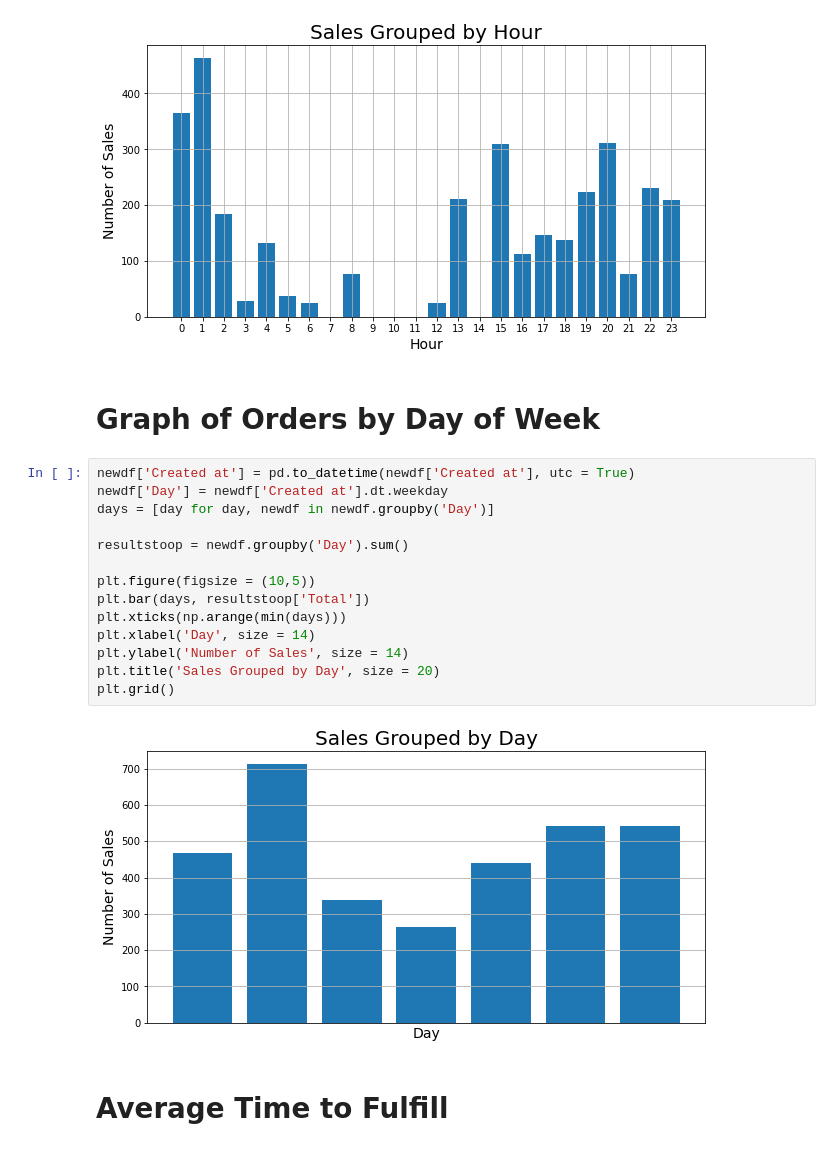
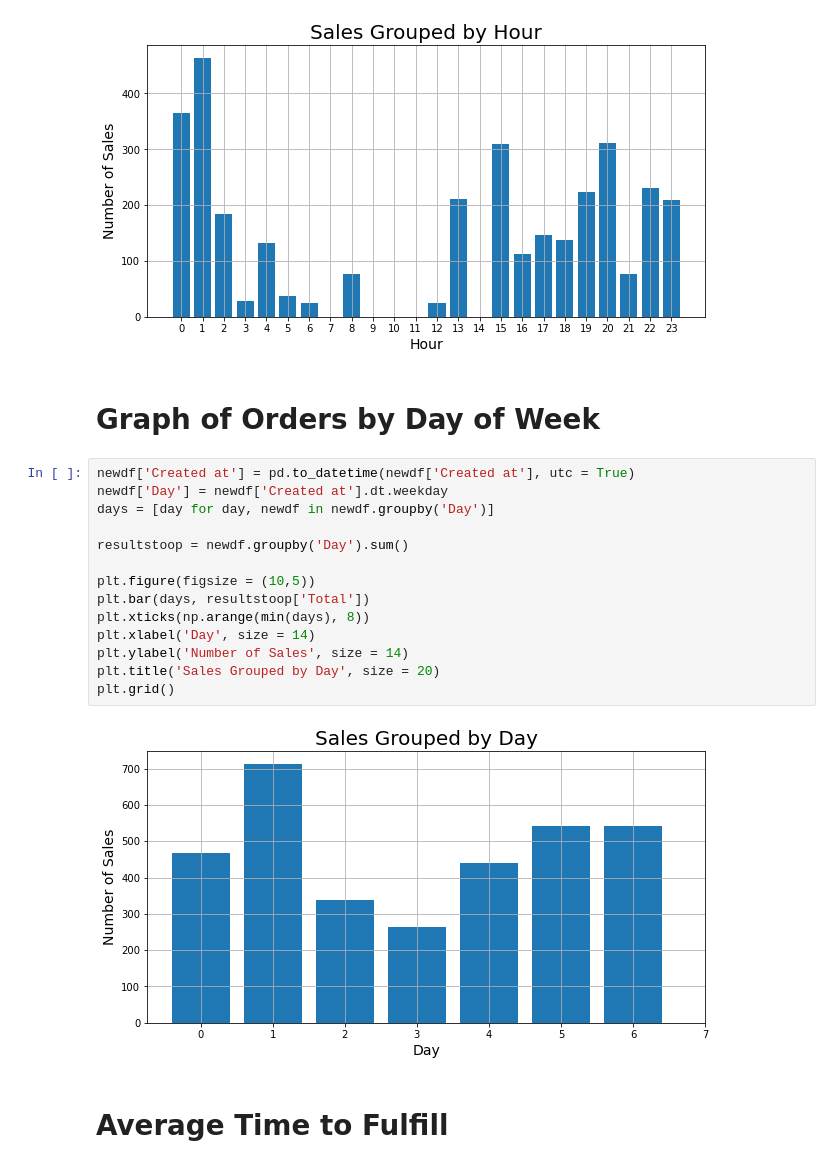
Before and after one commit to ethompson17/Explorer_Analytics, a Jupyter notebook: Explorer Analytics.ipynb, the cells around one changed output. Drawn from its saved outputs; the diff is of its cells as text.

```diff
--- a/Explorer Analytics.ipynb
+++ b/Explorer Analytics.ipynb
@@ -143,24 +143,24 @@ plt.title('Sales Grouped by Hour', size = 20)
 plt.grid()
 # %% [output]
 [figure]
-# %% [markdown]
-# Graph of Orders by Day of Week
-# %%
-newdf['Created at'] = pd.to_datetime(newdf['Created at'], utc = True)
-newdf['Day'] = newdf['Created at'].dt.weekday
-days = [day for day, newdf in newdf.groupby('Day')]
-
-resultstoop = newdf.groupby('Day').sum()
-
-plt.figure(figsize = (10,5))
-plt.bar(days, resultstoop['Total'])
-plt.xticks(np.arange(min(days)))
-plt.xlabel('Day', size = 14)
-plt.ylabel('Number of Sales', size = 14)
-plt.title('Sales Grouped by Day', size = 20)
-plt.grid()
-# %% [output]
-[figure, removed]
+# %% [markdown]
+# Graph of Orders by Day of Week
+# %%
+newdf['Created at'] = pd.to_datetime(newdf['Created at'], utc = True)
+newdf['Day'] = newdf['Created at'].dt.weekday
+days = [day for day, newdf in newdf.groupby('Day')]
+
+resultstoop = newdf.groupby('Day').sum()
+
+plt.figure(figsize = (10,5))
+plt.bar(days, resultstoop['Total'])
+plt.xticks(np.arange(min(days), 8))
+plt.xlabel('Day', size = 14)
+plt.ylabel('Number of Sales', size = 14)
+plt.title('Sales Grouped by Day', size = 20)
+plt.grid()
+# %% [output]
+[figure, added]
 # %% [markdown]
 # Average Time to Fulfill
 # %%
```
Also changed, not shown: parts of 2 cells of this notebook.
